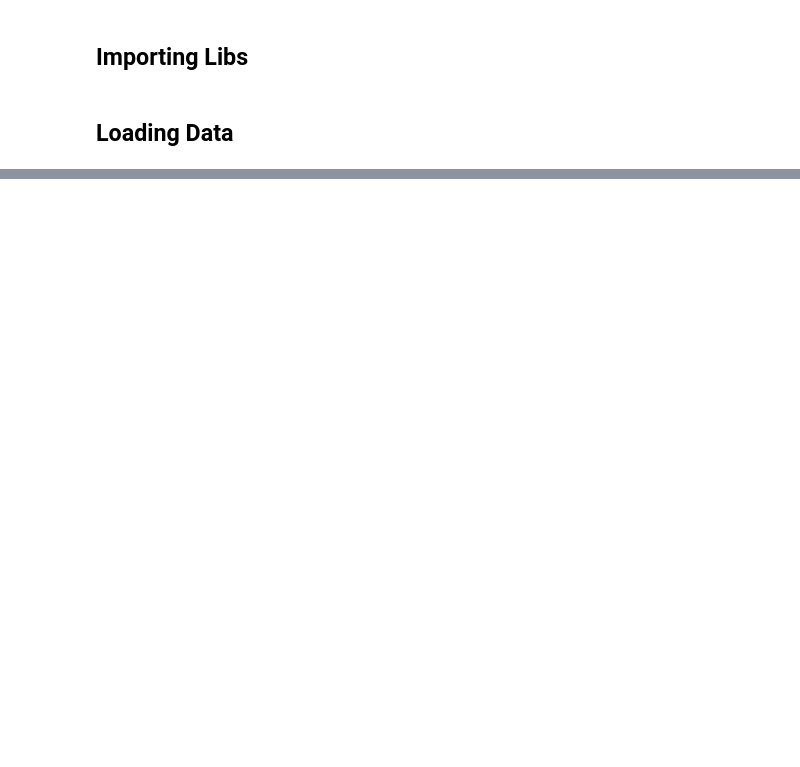
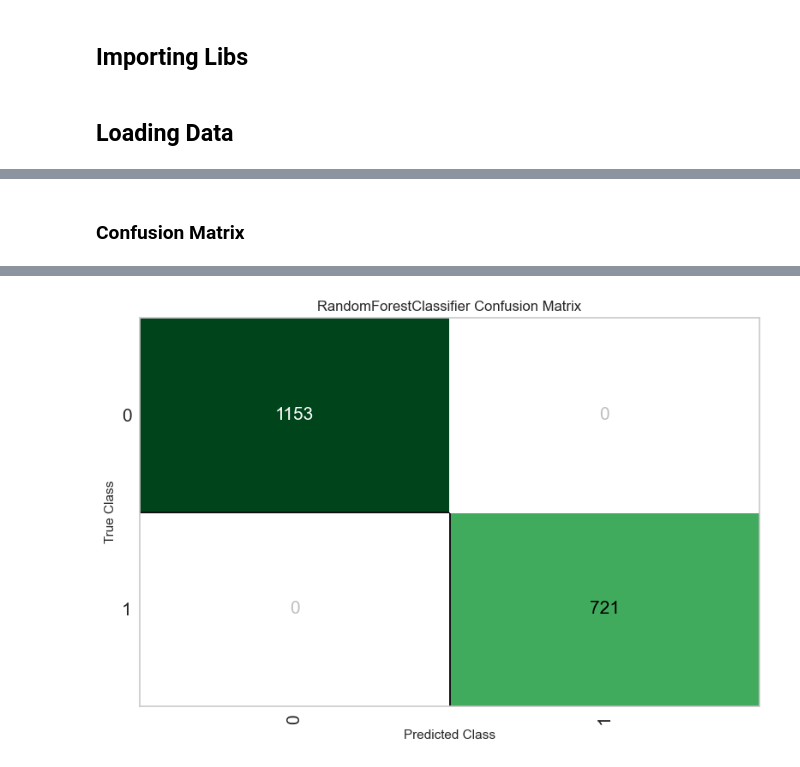
Before and after one commit to DellaCortef/automated-machine-learning-reference, a Jupyter notebook: pycaret-classification.ipynb, the cells around one changed output, grey strips where cells are left out. Drawn from its saved outputs; the diff is of its cells as text; code cells hidden in the pictures; blank space fills up the shorter version.

```diff
--- a/pycaret-classification.ipynb
+++ b/pycaret-classification.ipynb
@@ -20,0 +440,6 @@ df_oot = df_abt.query('data_ref_safra == "2018-03-01"')
+# %% [markdown]
+### Confusion Matrix
+# %%
+# in training data
+plot_model(rf, plot='confusion_matrix')
+# %% [output]
@@ -20,0 +447 @@ df_oot = df_abt.query('data_ref_safra == "2018-03-01"')
+[figure, added]
```
Also changed, not shown: parts of 69 cells of this notebook, 6 other files.
